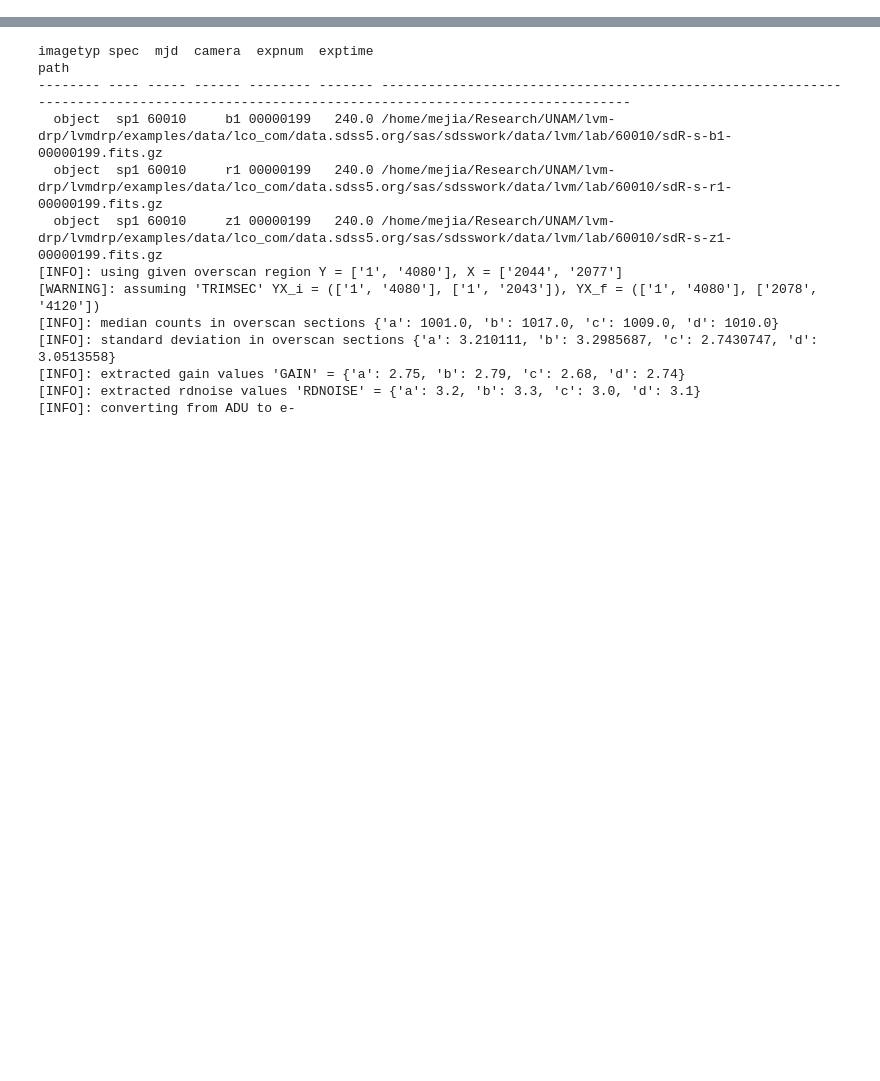
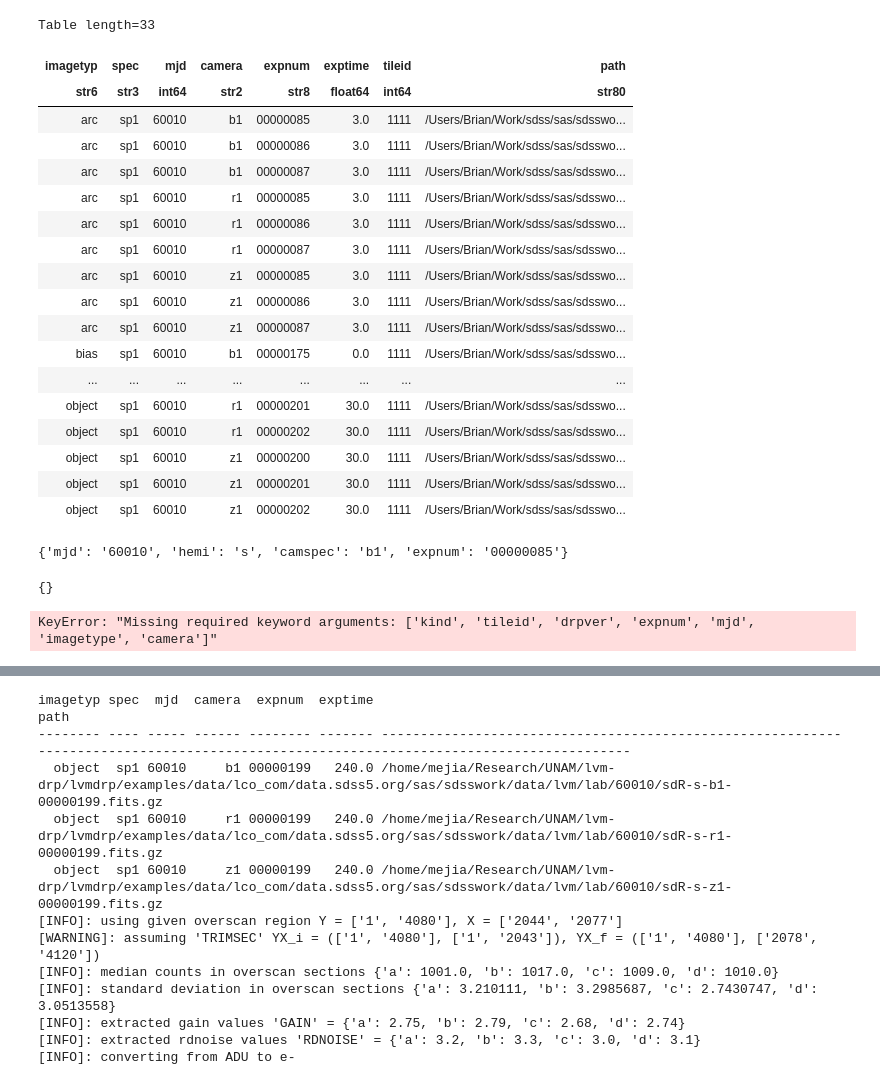
Before and after one commit to sdss/lvmdrp, a Jupyter notebook: examples/lco_com/full_reduction.ipynb, the cells around one changed output, grey strips where cells are left out. Drawn from its saved outputs; the diff is of its cells as text; code cells hidden in the pictures; blank space fills up the shorter version.

```diff
--- a/examples/lco_com/full_reduction.ipynb
+++ b/examples/lco_com/full_reduction.ipynb
@@ -40,0 +116,34 @@ unique_groups = frames_groups.keys
+# %%
+frames_table
+# %% [output]
+Table length=33
+| imagetyp | spec | mjd | camera | expnum | exptime | tileid | path |
+| str6 | str3 | int64 | str2 | str8 | float64 | int64 | str80 |
+| arc | sp1 | 60010 | b1 | 00000085 | 3.0 | 1111 | /Users/Brian/Work/sdss/sas/sdsswo... |
+| arc | sp1 | 60010 | b1 | 00000086 | 3.0 | 1111 | /Users/Brian/Work/sdss/sas/sdsswo... |
+| arc | sp1 | 60010 | b1 | 00000087 | 3.0 | 1111 | /Users/Brian/Work/sdss/sas/sdsswo... |
+| arc | sp1 | 60010 | r1 | 00000085 | 3.0 | 1111 | /Users/Brian/Work/sdss/sas/sdsswo... |
+| arc | sp1 | 60010 | r1 | 00000086 | 3.0 | 1111 | /Users/Brian/Work/sdss/sas/sdsswo... |
+| arc | sp1 | 60010 | r1 | 00000087 | 3.0 | 1111 | /Users/Brian/Work/sdss/sas/sdsswo... |
+| arc | sp1 | 60010 | z1 | 00000085 | 3.0 | 1111 | /Users/Brian/Work/sdss/sas/sdsswo... |
+| arc | sp1 | 60010 | z1 | 00000086 | 3.0 | 1111 | /Users/Brian/Work/sdss/sas/sdsswo... |
+| arc | sp1 | 60010 | z1 | 00000087 | 3.0 | 1111 | /Users/Brian/Work/sdss/sas/sdsswo... |
+| bias | sp1 | 60010 | b1 | 00000175 | 0.0 | 1111 | /Users/Brian/Work/sdss/sas/sdsswo... |
+| ... | ... | ... | ... | ... | ... | ... | ... |
+| object | sp1 | 60010 | r1 | 00000201 | 30.0 | 1111 | /Users/Brian/Work/sdss/sas/sdsswo... |
+| object | sp1 | 60010 | r1 | 00000202 | 30.0 | 1111 | /Users/Brian/Work/sdss/sas/sdsswo... |
+| object | sp1 | 60010 | z1 | 00000200 | 30.0 | 1111 | /Users/Brian/Work/sdss/sas/sdsswo... |
+| object | sp1 | 60010 | z1 | 00000201 | 30.0 | 1111 | /Users/Brian/Work/sdss/sas/sdsswo... |
+| object | sp1 | 60010 | z1 | 00000202 | 30.0 | 1111 | /Users/Brian/Work/sdss/sas/sdsswo... |
+# %%
+pp.extract("lvm_raw", frames_table['path'][0])
+# %% [output]
+{'mjd': '60010', 'hemi': 's', 'camspec': 'b1', 'expnum': '00000085'}
+# %%
+pp.extract("lvm_raw", "/Users/Brian/Work/sdss/sas/sdsswork/data/lvm/lco/59580/sdR-z1-00000087.fits.gz")
+# %% [output]
+{}
+# %%
+pp.full('lvm_anc')
+# %% [output]
+KeyError: "Missing required keyword arguments: ['kind', 'tileid', 'drpver', 'expnum', 'mjd', 'imagetype', 'camera']"
```
Also changed, not shown: parts of 24 cells of this notebook, 3 other files.
